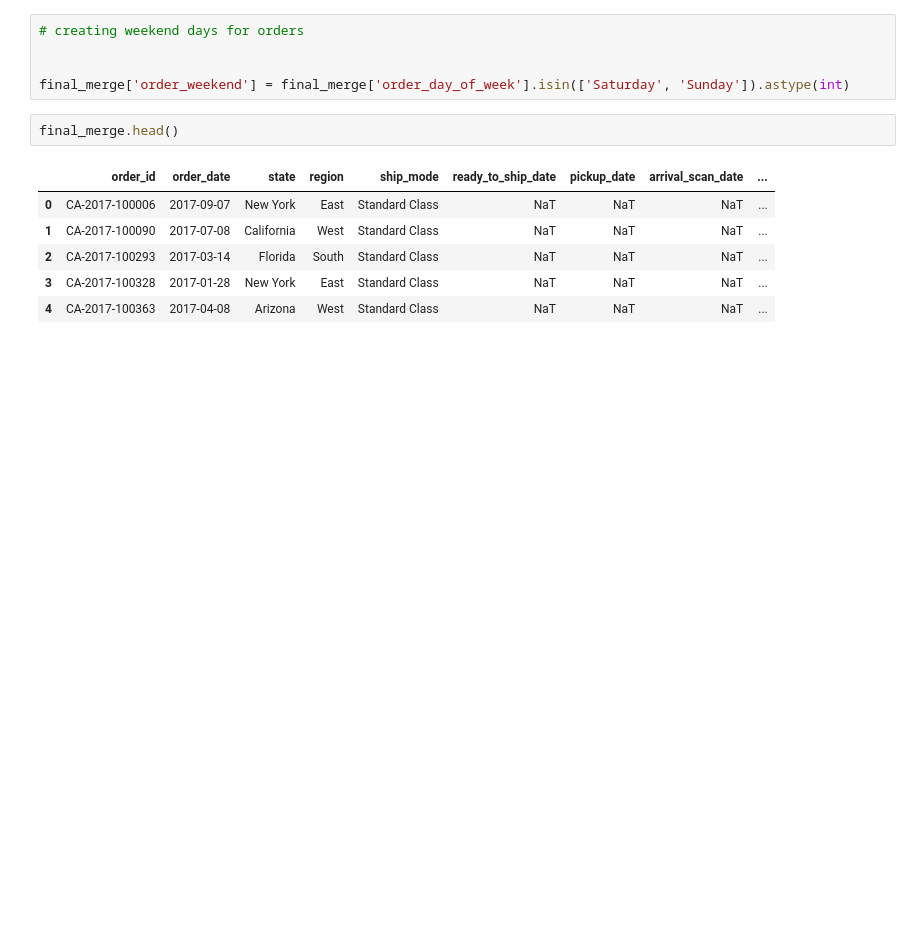
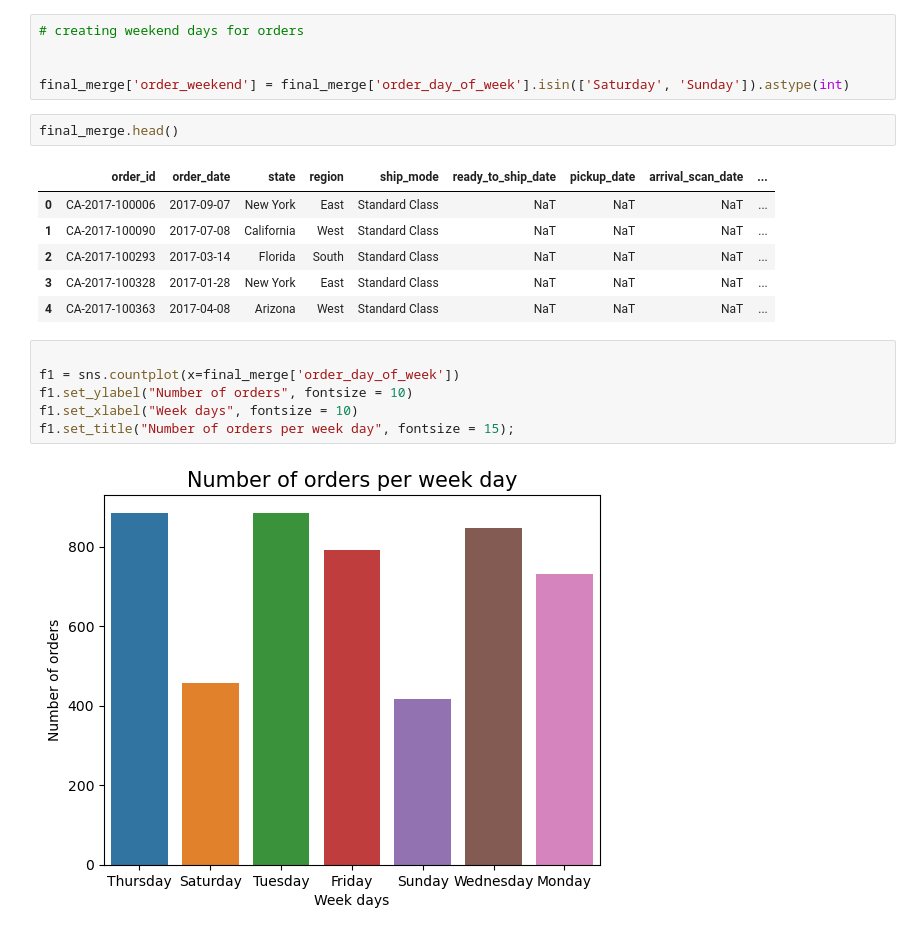
Before and after one commit to GioGonzalez07/EDA_project, a Jupyter notebook: orders_weekdays.ipynb, the cells around one changed output. Drawn from its saved outputs; the diff is of its cells as text; blank space fills up the shorter version.

```diff
--- a/orders_weekdays.ipynb
+++ b/orders_weekdays.ipynb
@@ -49,3 +49,11 @@ final_merge.head()
 | 2 | CA-2017-100293 | 2017-03-14 | Florida | South | Standard Class | NaT | NaT | NaT | ... |
 | 3 | CA-2017-100328 | 2017-01-28 | New York | East | Standard Class | NaT | NaT | NaT | ... |
 | 4 | CA-2017-100363 | 2017-04-08 | Arizona | West | Standard Class | NaT | NaT | NaT | ... |
+# %%
+
+f1 = sns.countplot(x=final_merge['order_day_of_week'])
+f1.set_ylabel("Number of orders", fontsize = 10)
+f1.set_xlabel("Week days", fontsize = 10)
+f1.set_title("Number of orders per week day", fontsize = 15);
+# %% [output]
+[figure, added]
```
Also changed, not shown: 1 other file.
